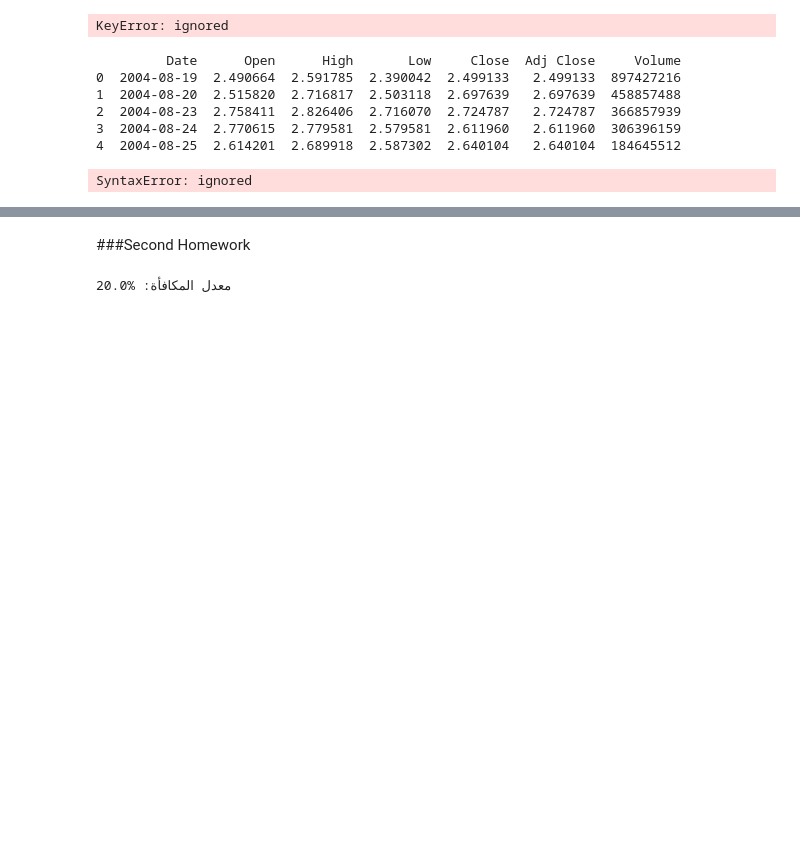
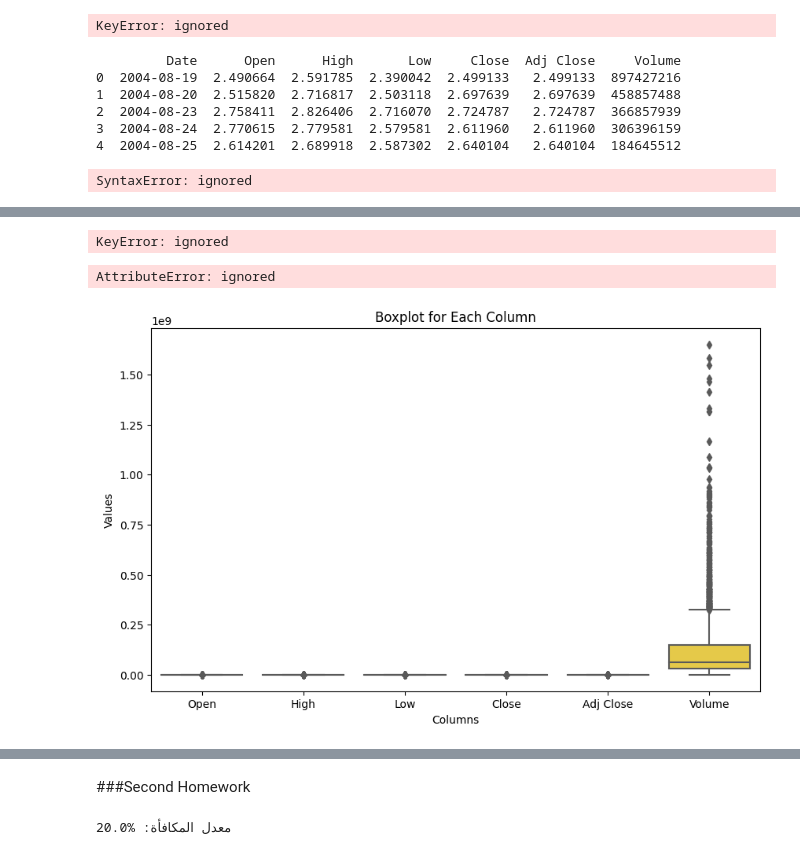
Before and after one commit to Monta243/Python1, a Jupyter notebook: Masar_Camp.ipynb, the cells around one changed output, grey strips where cells are left out. Saved outputs shown, nothing was run; the diff lists cells and outputs as text; code cells hidden in the pictures; blank space fills up the shorter version.

```diff
--- a/Masar_Camp.ipynb
+++ b/Masar_Camp.ipynb
@@ -230,0 +240,3 @@ SyntaxError: ignored
+# %%
+#rename columns
+df.rename(columns={'No_Pation':'Pat_ID'}, inplace=True)
@@ -230,0 +272,4 @@ SyntaxError: ignored
+# %%
+#replace the missing value(s) with mean
+
+df['HbA1c'] = df['HbA1c'].fillna(df['HbA1c'].mean())
@@ -230,0 +278,3 @@ SyntaxError: ignored
+# %%
+# dropping the missing values
+df_new = df.dropna()
@@ -230,0 +298,32 @@ SyntaxError: ignored
+# %%
+#check the class column values
+df_new['CLASS'].unique()
+# %% [output]
+KeyError: ignored
+# %%
+#replace the white spaces
+df_new.CLASS = df_new.CLASS.str.replace('Y ', 'Y')
+df_new.CLASS = df_new.CLASS.str.replace('N ', 'N')
+# %% [output]
+AttributeError: ignored
+# %%
+import seaborn as sns
+import matplotlib.pyplot as plt
+
+
+# Set up the matplotlib figure
+plt.figure(figsize=(10, 6))
+
+# Create boxplots for each column using seaborn
+sns.boxplot(data=df_new
+            , orient='v', palette='Set2')
+
+# Set plot labels and title
+plt.xlabel('Columns')
+plt.ylabel('Values')
+plt.title('Boxplot for Each Column')
+
+# Show the plot
+plt.show()
+# %% [output]
+[figure, added]
```
Also changed, not shown: parts of 26 cells of this notebook.
